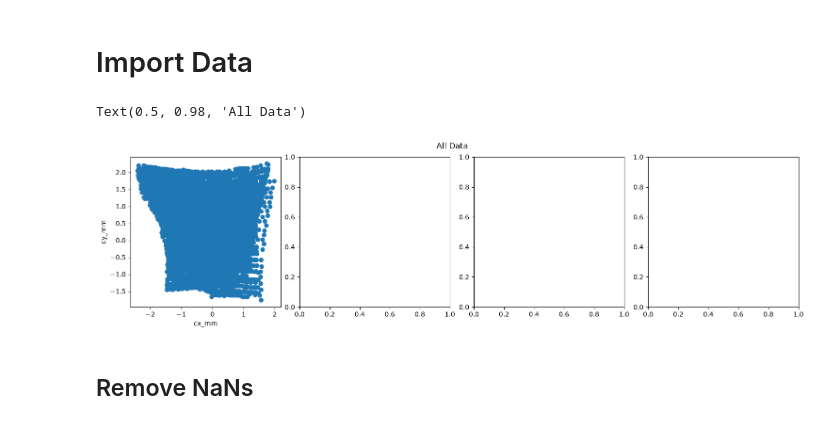
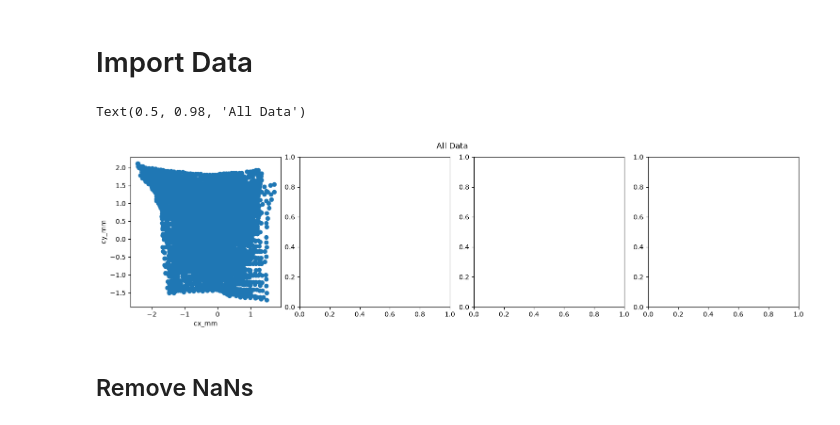
Before and after one commit to Abigail-Yates/DeltabotProject, a Jupyter notebook: TensorFlow/Trials/29thOct_TimeSeries.ipynb, the cells around one changed output. Saved outputs shown, nothing was run; the diff lists cells and outputs as text; code cells hidden in the pictures.

```diff
--- a/TensorFlow/Trials/29thOct_TimeSeries.ipynb
+++ b/TensorFlow/Trials/29thOct_TimeSeries.ipynb
@@ -11,19 +11,19 @@ import tensorflow as tf
 # %% [markdown]
 <h1> Import Data
 # %%
-data_3 = pd.read_csv("processed_data/27Oct_data.csv", dtype="float32") #data was saved as float32, by default this was importing as float64
+data_3 = pd.read_csv("processed_data/29Oct_data.csv", dtype="float32") #data was saved as float32, by default this was importing as float64
 data_list = [data_3]
 
 fig, axs = plt.subplots(1, 4, figsize=(15,4), constrained_layout=True)
 for i, data in enumerate(data_list):
     subplot = axs[i]
     subplot.scatter(data["cx_mm"], data["cy_mm"])
     subplot.set_xlabel("cx_mm")
     subplot.set_ylabel("cy_mm")
 fig.suptitle("All Data")
 # %% [output]
 Text(0.5, 0.98, 'All Data')
-[figure, old version]
+[figure, new version]
 # %% [markdown]
 <h2> Remove NaNs
 # %%
```
Also changed, not shown: parts of 7 cells of this notebook, 1 other file.
